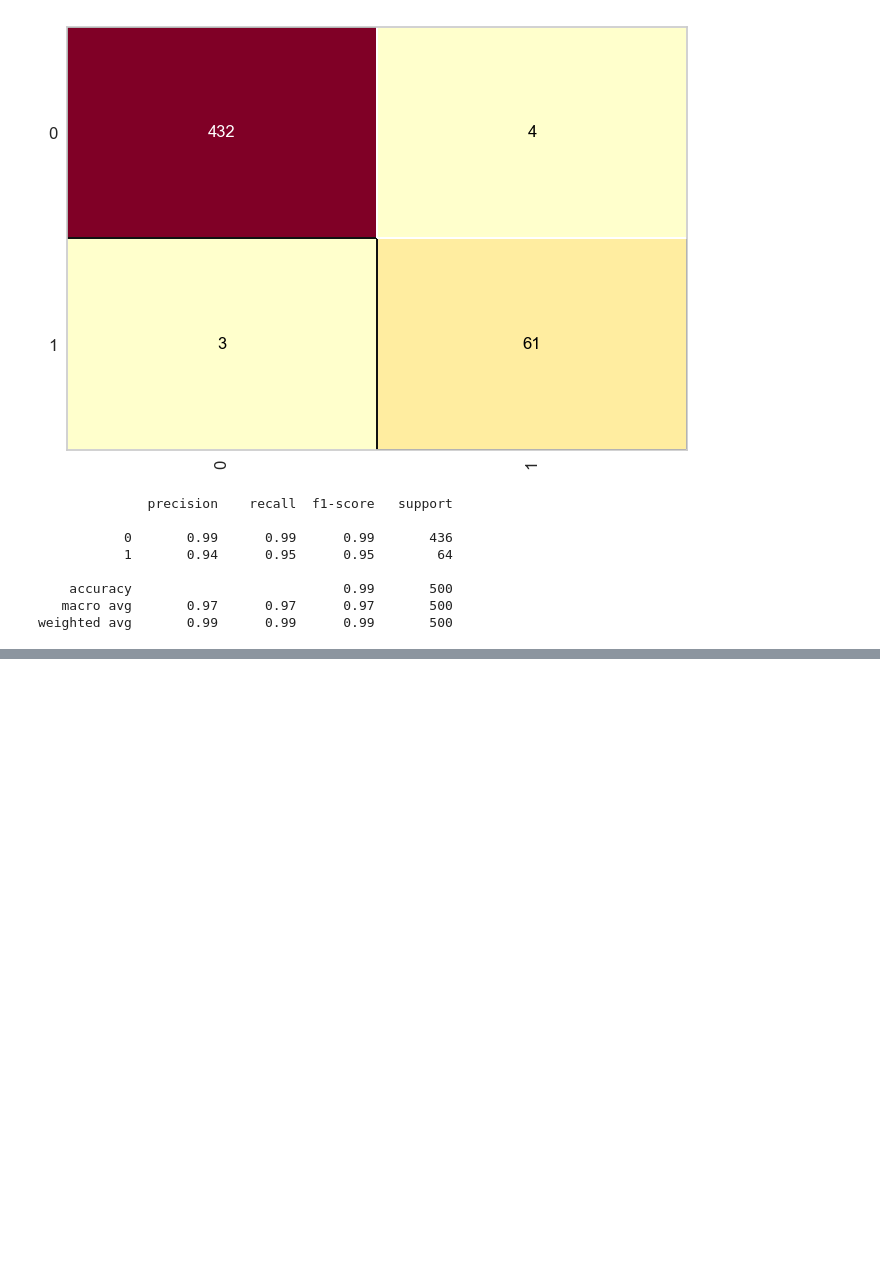
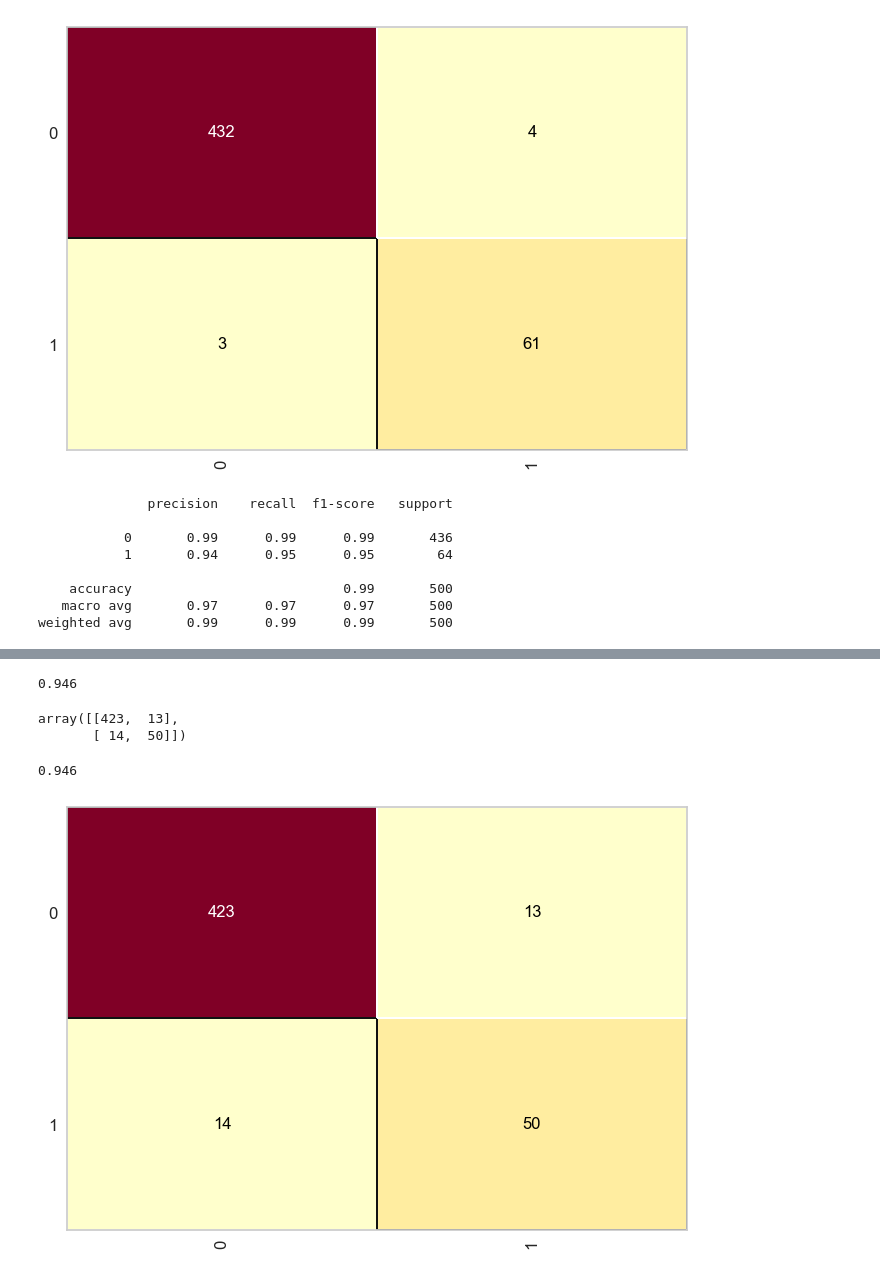
Before and after one commit to YtalloPereira/cursoml-datascience-praticas, a Jupyter notebook: notebooks/lab_base_credit.ipynb, the cells around one changed output, grey strips where cells are left out. Cells and saved outputs as stored; diff of their text form; code cells hidden in the pictures; blank space fills up the shorter version.

Commit message:
:sparkles: feat: implementando regressão logística a base credit_data

```diff
--- a/notebooks/lab_base_credit.ipynb
+++ b/notebooks/lab_base_credit.ipynb
@@ -956,0 +963,4 @@ weighted avg       0.99      0.99      0.99       500
+# %%
+# carregando dados processados
+with open('../datasets/processed/credit.pkl', 'rb') as f:
+    X_credit_treinamento, Y_credit_treinamento, X_credit_teste, Y_credit_teste = pickle.load(f)
@@ -956,0 +975,4 @@ weighted avg       0.99      0.99      0.99       500
+# %%
+# fazendo treinamento
+logistic_credit = LogisticRegression(random_state=1)
+logistic_credit.fit(X_credit_treinamento, Y_credit_treinamento)
@@ -956,0 +1036,16 @@ weighted avg       0.99      0.99      0.99       500
+# %%
+accuracy_score(Y_credit_teste, previsoes)
+# %% [output]
+0.946
+# %%
+confusion_matrix(Y_credit_teste, previsoes)
+# %% [output]
+array([[423,  13],
+       [ 14,  50]])
+# %%
+cm = ConfusionMatrix(logistic_credit)
+cm.fit(X_credit_treinamento, Y_credit_treinamento)
+cm.score(X_credit_teste, Y_credit_teste)
+# %% [output]
+0.946
+[figure, added]
```
Also changed, not shown: parts of 11 cells of this notebook.
